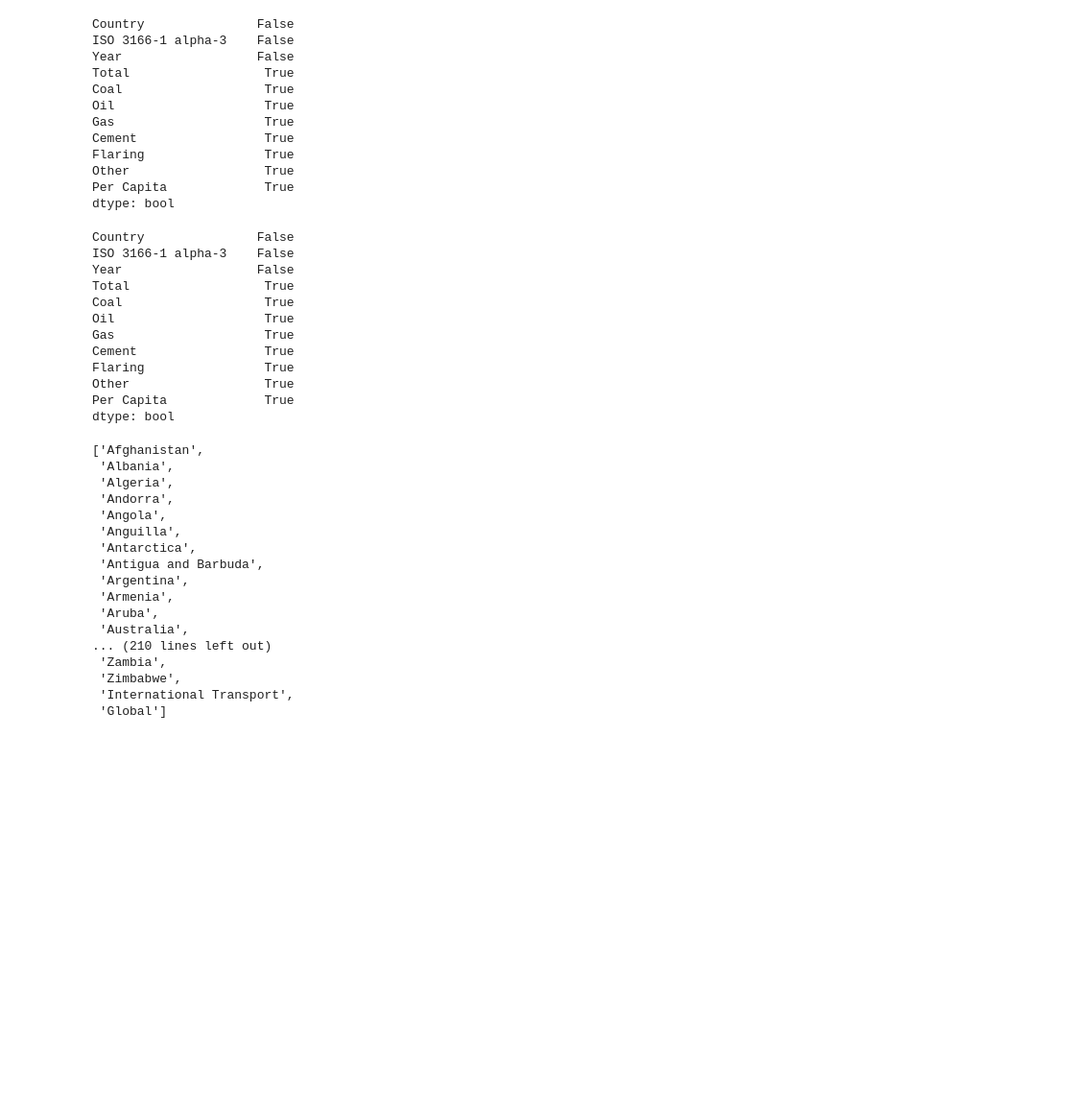
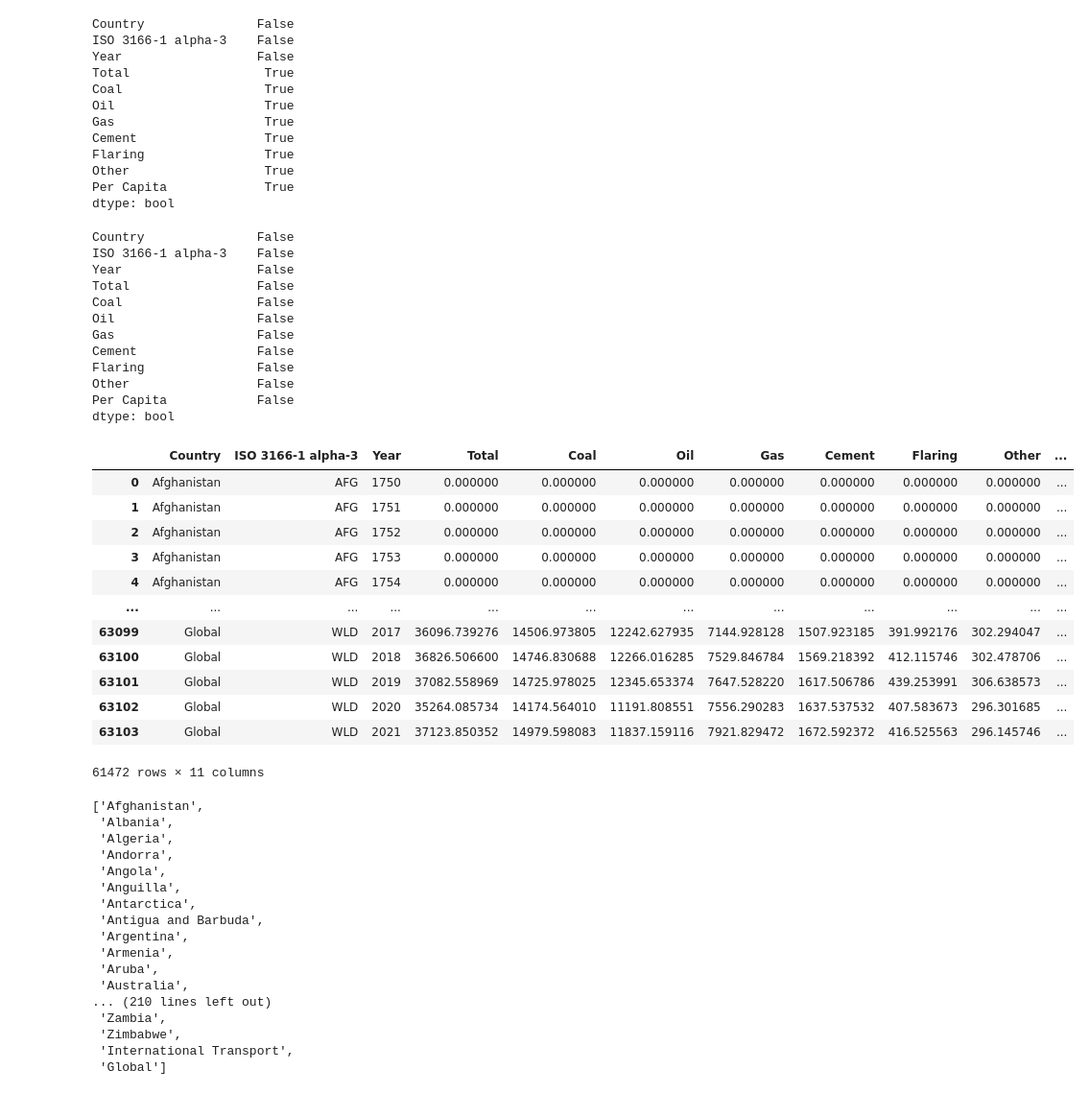
Before and after one commit to mcsebe/Emissions-by-Country, a Jupyter notebook: emissions-by-country.ipynb, the cells around one changed output. Shown at 96% size. Cells and saved outputs as stored; diff of their text form; code cells hidden in the pictures; blank space fills up the shorter version.

```diff
--- a/emissions-by-country.ipynb
+++ b/emissions-by-country.ipynb
@@ -105,21 +105,39 @@ Per Capita             True
 dtype: bool
 # %%
 dataset = dataset[dataset['ISO 3166-1 alpha-3'].notna()]
+# %%
+dataset.fillna(0,inplace=True)
 # %%
 dataset.isna().any()
 # %% [output]
 Country               False
 ISO 3166-1 alpha-3    False
 Year                  False
-Total                  True
-Coal                   True
-Oil                    True
-Gas                    True
-Cement                 True
-Flaring                True
-Other                  True
-Per Capita             True
+Total                 False
+Coal                  False
+Oil                   False
+Gas                   False
+Cement                False
+Flaring               False
+Other                 False
+Per Capita            False
 dtype: bool
+# %%
+display(dataset)
+# %% [output]
+|  | Country | ISO 3166-1 alpha-3 | Year | Total | Coal | Oil | Gas | Cement | Flaring | Other | ... |
+| 0 | Afghanistan | AFG | 1750 | 0.000000 | 0.000000 | 0.000000 | 0.000000 | 0.000000 | 0.000000 | 0.000000 | ... |
+| 1 | Afghanistan | AFG | 1751 | 0.000000 | 0.000000 | 0.000000 | 0.000000 | 0.000000 | 0.000000 | 0.000000 | ... |
+| 2 | Afghanistan | AFG | 1752 | 0.000000 | 0.000000 | 0.000000 | 0.000000 | 0.000000 | 0.000000 | 0.000000 | ... |
+| 3 | Afghanistan | AFG | 1753 | 0.000000 | 0.000000 | 0.000000 | 0.000000 | 0.000000 | 0.000000 | 0.000000 | ... |
+| 4 | Afghanistan | AFG | 1754 | 0.000000 | 0.000000 | 0.000000 | 0.000000 | 0.000000 | 0.000000 | 0.000000 | ... |
+| ... | ... | ... | ... | ... | ... | ... | ... | ... | ... | ... | ... |
+| 63099 | Global | WLD | 2017 | 36096.739276 | 14506.973805 | 12242.627935 | 7144.928128 | 1507.923185 | 391.992176 | 302.294047 | ... |
+| 63100 | Global | WLD | 2018 | 36826.506600 | 14746.830688 | 12266.016285 | 7529.846784 | 1569.218392 | 412.115746 | 302.478706 | ... |
+| 63101 | Global | WLD | 2019 | 37082.558969 | 14725.978025 | 12345.653374 | 7647.528220 | 1617.506786 | 439.253991 | 306.638573 | ... |
+| 63102 | Global | WLD | 2020 | 35264.085734 | 14174.564010 | 11191.808551 | 7556.290283 | 1637.537532 | 407.583673 | 296.301685 | ... |
+| 63103 | Global | WLD | 2021 | 37123.850352 | 14979.598083 | 11837.159116 | 7921.829472 | 1672.592372 | 416.525563 | 296.145746 | ... |
+61472 rows × 11 columns
 # %%
 countries = list(dataset['Country'].unique())
 countries
```
Also changed, not shown: parts of 1 cell of this notebook.
